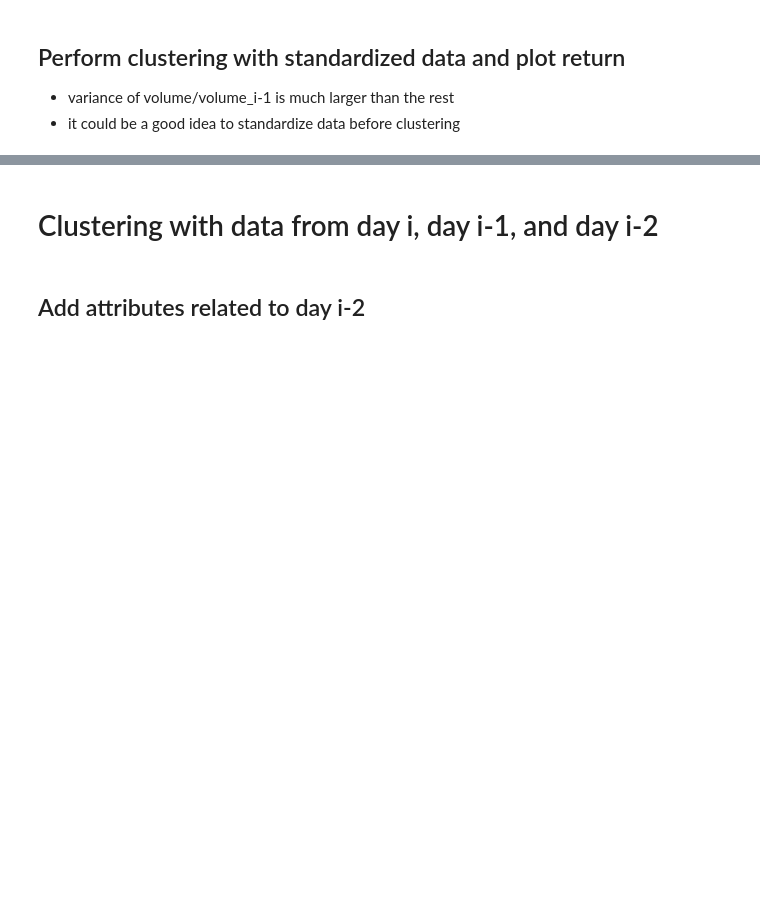
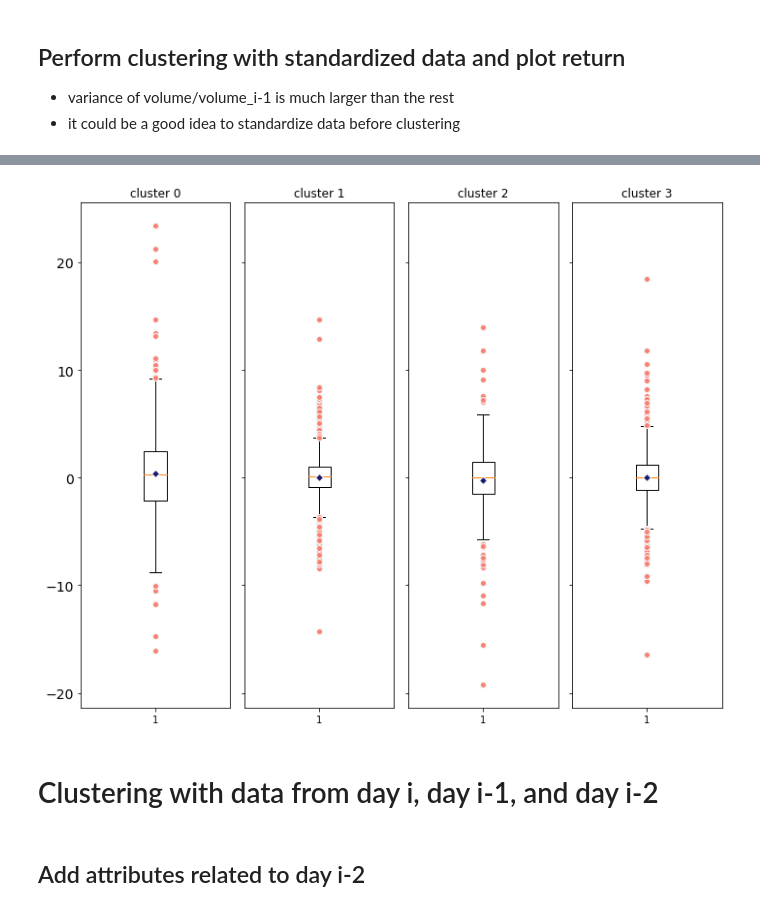
Before and after one commit to tracywang021/IEORE4571-Project, a Jupyter notebook: kmeans_clustering.ipynb, the cells around one changed output, grey strips where cells are left out. Drawn from its saved outputs; the diff is of its cells as text; code cells hidden in the pictures; blank space fills up the shorter version.

```diff
--- a/kmeans_clustering.ipynb
+++ b/kmeans_clustering.ipynb
@@ -113,0 +124,7 @@ plot_return(labels, np.array(df['return_i+1']), opt_k, nrows, ncols, fig_size, f
+# %%
+# box plot for training returns
+fig_size = (10, 8)
+file_name = 'kmeans_day_i_i-1_returns_boxplot.png'
+plot_return_box(model.labels_, np.array(df['return_i+1']), opt_k, fig_size, file_name)
+# %% [output]
+[figure, added]
```
Also changed, not shown: parts of 14 cells of this notebook, 8 other files.
